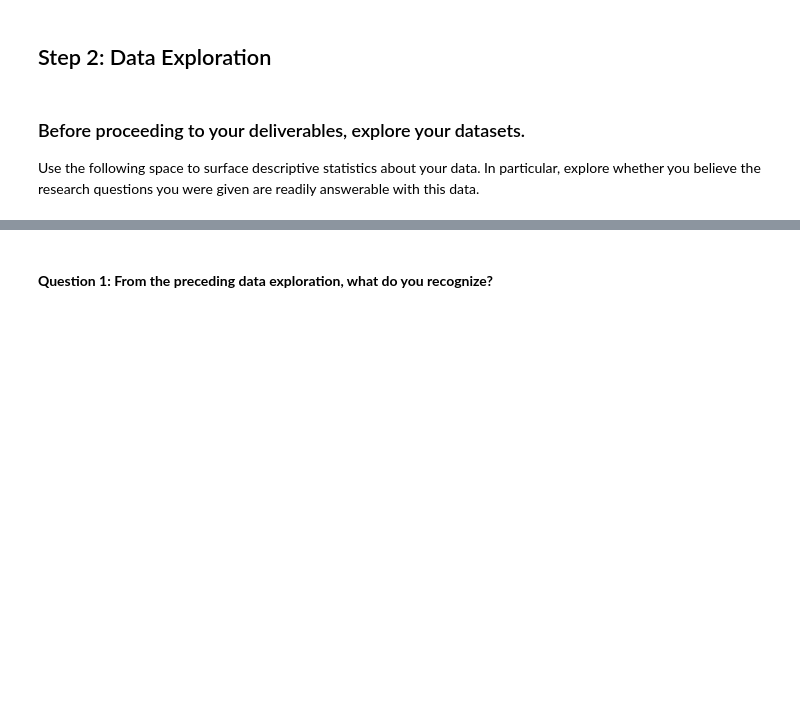
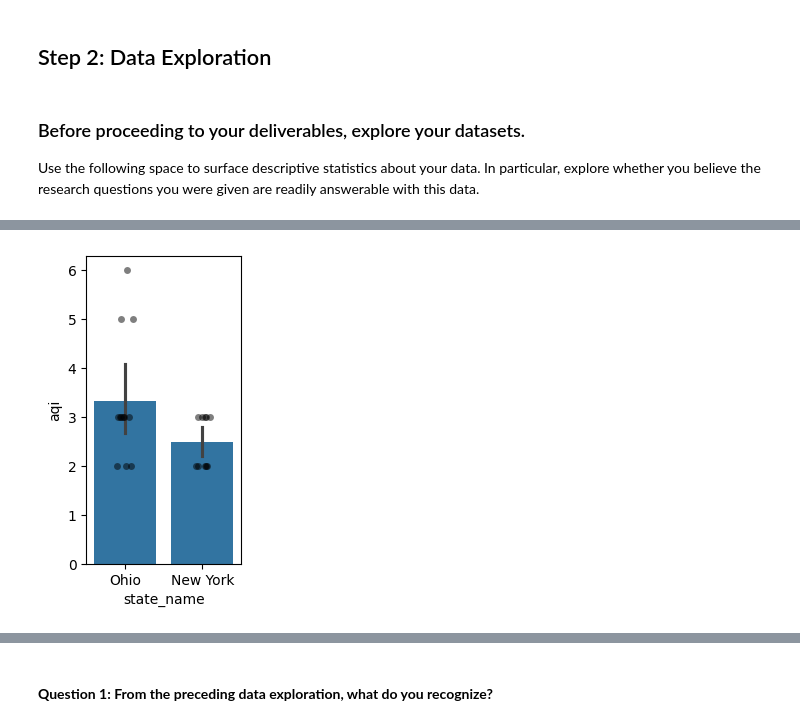
Before and after one commit to dianario/google_advanced_data_analytics, a Jupyter notebook: stats_hypothesis_testing/activity_hypothesis_testing.ipynb, the cells around one changed output, grey strips where cells are left out. Saved outputs shown, nothing was run; the diff lists cells and outputs as text; code cells hidden in the pictures; blank space fills up the shorter version.

```diff
--- a/stats_hypothesis_testing/activity_hypothesis_testing.ipynb
+++ b/stats_hypothesis_testing/activity_hypothesis_testing.ipynb
@@ -71,0 +168,14 @@ Any of the following functions may be useful:
+# %%
+ny_ohio_df = aqi[(aqi['state_name'] == 'New York') | (aqi['state_name'] == 'Ohio')]
+plt.figure(figsize=(2,4))
+sns.barplot(data=ny_ohio_df,
+            x='state_name',
+            y='aqi')
+sns.stripplot(data=ny_ohio_df,
+              x='state_name',
+              y='aqi',
+              color='black',
+              alpha=0.5)
+plt.show()
+# %% [output]
+[figure, added]
```
Also changed, not shown: parts of 58 cells of this notebook.
